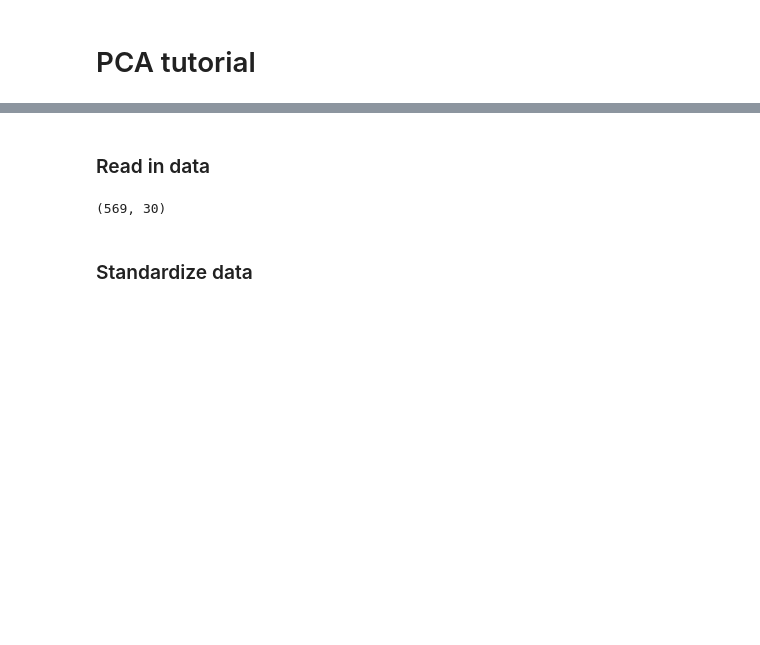
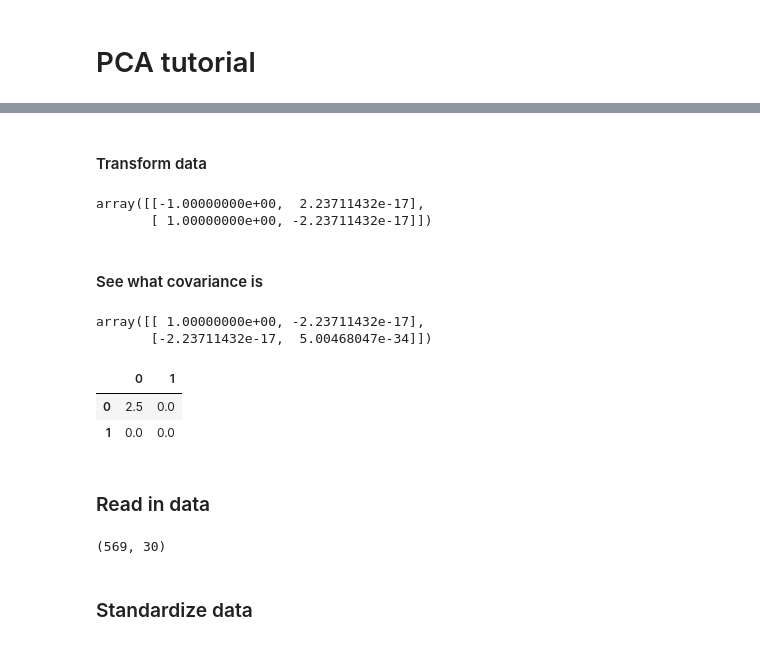
Before and after one commit to goodwin-matt/data_science_toolkit, a Jupyter notebook: DataScienceCode/pca_exploration.ipynb, the cells around one changed output, grey strips where cells are left out. Saved outputs shown, nothing was run; the diff lists cells and outputs as text; code cells hidden in the pictures; blank space fills up the shorter version.

```diff
--- a/DataScienceCode/pca_exploration.ipynb
+++ b/DataScienceCode/pca_exploration.ipynb
@@ -10,0 +37,2 @@ from sklearn.decomposition import PCA
+# %%
+matt_cov = matt.corr
@@ -10,0 +54,10 @@ from sklearn.decomposition import PCA
+# %% [markdown]
+#### Transform data
+# %%
+transformed = ((matt-matt.mean())/matt.std()).values.dot(eig_mat)
+transformed
+# %% [output]
+array([[-1.00000000e+00,  2.23711432e-17],
+       [ 1.00000000e+00, -2.23711432e-17]])
+# %% [markdown]
+#### See what covariance is
@@ -11,3 +66,14 @@ from sklearn.decomposition import PCA
+# %%
+test.transpose().dot(test)/2
+# %% [output]
+array([[ 1.00000000e+00, -2.23711432e-17],
+       [-2.23711432e-17,  5.00468047e-34]])
+# %%
+pd.DataFrame(transformed).cov()
+# %% [output]
+|  | 0 | 1 |
+| 0 | 2.5 | 0.0 |
+| 1 | 0.0 | 0.0 |
 # %% [markdown]
 ### Read in data
 # %%
```
Also changed, not shown: parts of 11 cells of this notebook, 35 other files.
